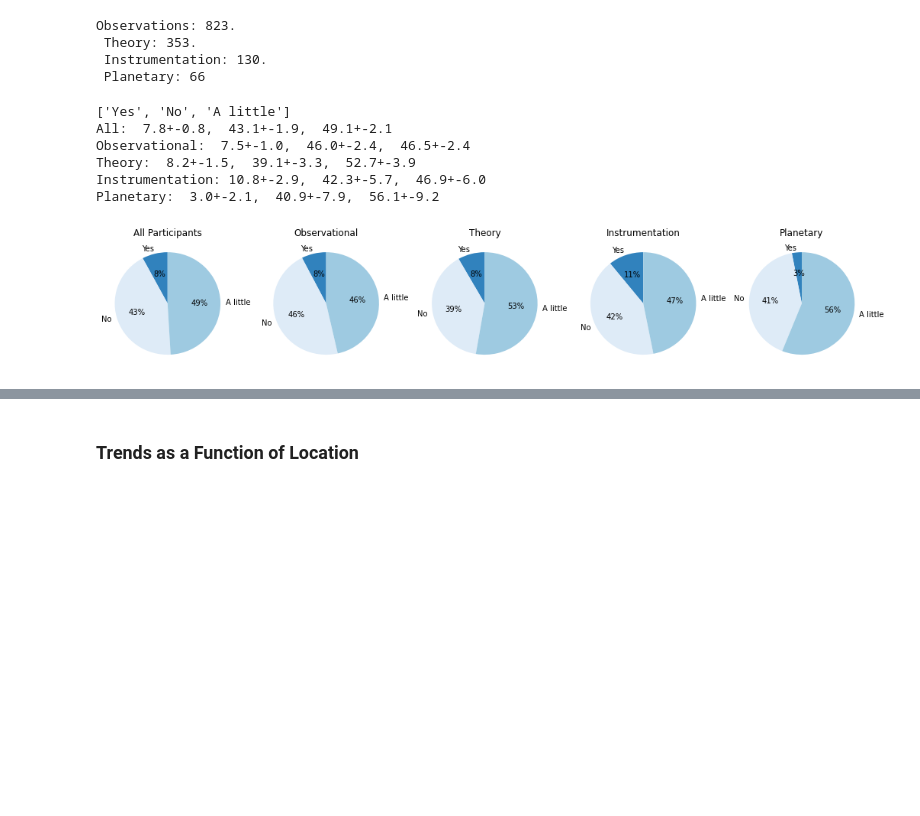
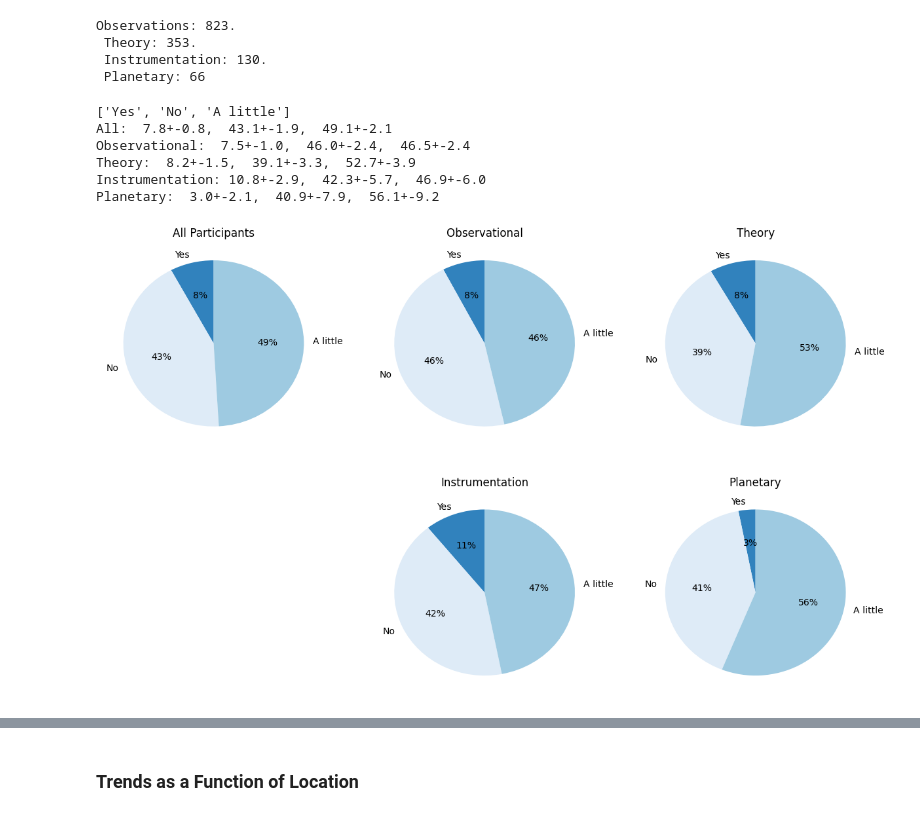
Before and after one commit to eteq/software_survey_analysis, a Jupyter notebook: software_survey.ipynb, the cells around one changed output, grey strips where cells are left out. Saved outputs shown, nothing was run; the diff lists cells and outputs as text; code cells hidden in the pictures; blank space fills up the shorter version.

Commit message:
Changed layout of some plots. Changes selection for "Are we trained" to only those who mainly write their own software.

```diff
--- a/software_survey.ipynb
+++ b/software_survey.ipynb
@@ -53,6 +54,9 @@ faculty = (data['career'] == 'Faculty') | (data['career'] == 'Research scientist
 nn_grad = [np.sum((grad) & (data['training'] == 'Yes')), np.sum((grad) & (data['training'] == 'No')), np.sum((grad) & (data['training'] == 'Little'))]
 nn_postdoc = [np.sum((postdoc) & (data['training'] == 'Yes')), np.sum((postdoc) & (data['training'] == 'No')), np.sum((postdoc) & (data['training'] == 'Little'))]
 nn_faculty = [np.sum((faculty) & (data['training'] == 'Yes')), np.sum((faculty) & (data['training'] == 'No')), np.sum((faculty) & (data['training'] == 'Little'))]
+
+matplotlib.rcParams['font.size'] = 10
+
 fig,axes = plt.subplots(1, 4, sharey=False, figsize=(15,3))
 
 fig = plt.figure(1,figsize=(12,3))
@@ -494,54 +499,56 @@ nn_the = [np.sum((bool_the) & (data['training'] == 'Yes')), np.sum((bool_the) &
 nn_ins = [np.sum((bool_ins) & (data['training'] == 'Yes')), np.sum((bool_ins) & (data['training'] == 'No')), np.sum((bool_ins) & (data['training'] == 'Little'))]
 nn_pla = [np.sum((bool_pla) & (data['training'] == 'Yes')), np.sum((bool_pla) & (data['training'] == 'No')), np.sum((bool_pla) & (data['training'] == 'Little'))]
 
-fig,axes = plt.subplots(1, 5, sharey=False, figsize=(18,3))
+matplotlib.rcParams['font.size'] = 14
 
-fig = plt.figure(1,figsize=(18,3))
-a1 = plt.subplot(1,5,1)
+fig,axes = plt.subplots(1, 5, sharey=False, figsize=(21.,12.5))
+
+#fig = plt.figure(1,figsize=(18,3))
+a1 = plt.subplot(2,3,1)
 labels = ['Yes','No','A little']
 colors=['#3182bd','#deebf7','#9ecae1']
 a1.pie(nn_all, labels=labels, colors = colors, autopct='%1.0f%%', shadow=False, startangle=90)
 a1.set_title('All Participants')
-a2 = plt.subplot(1,5,2)
+a2 = plt.subplot(2,3,2)
 a2.pie(nn_obs, labels=labels, colors = colors, autopct='%1.0f%%', shadow=False, startangle=90)
 a2.set_title('Observational')
-a3 = plt.subplot(1,5,3)
+a3 = plt.subplot(2,3,3)
 a3.pie(nn_the, labels=labels, colors = colors, autopct='%1.0f%%', shadow=False, startangle=90)
 a3.set_title('Theory')
-a4 = plt.subplot(1,5,4)
+a4 = plt.subplot(2,3,5)
 a4.pie(nn_ins, labels=labels, colors = colors, autopct='%1.0f%%', shadow=False, startangle=90)
 a4.set_title('Instrumentation')
-a5 = plt.subplot(1,5,5)
+a5 = plt.subplot(2,3,6)
 a5.pie(nn_pla, labels=labels, colors = colors, autopct='%1.0f%%', shadow=False, startangle=90)
 a5.set_title('Planetary')
 
 if save_plots:
     plt.savefig('training_by_field.png')
 
 print labels
 a = np.array(nn_all)*100./np.sum(nn_all)
 a_err = np.sqrt(nn_all)*100./np.sum(nn_all)
 print 'All: {:4.1f}+-{:.1f}, {:5.1f}+-{:.1f}, {:5.1f}+-{:.1f}'.format(a[0], a_err[0], a[1], a_err[1],a[2], a_err[2])
 a = np.array(nn_obs)*100./np.sum(nn_obs)
 a_err = np.sqrt(nn_obs)*100./np.sum(nn_obs)
 print 'Observational: {:4.1f}+-{:.1f}, {:5.1f}+-{:.1f}, {:5.1f}+-{:.1f}'.format(a[0], a_err[0], a[1], a_err[1],a[2], a_err[2])
 a = np.array(nn_the)*100./np.sum(nn_the)
 a_err = np.sqrt(nn_the)*100./np.sum(nn_the)
 print 'Theory: {:4.1f}+-{:.1f}, {:5.1f}+-{:.1f}, {:5.1f}+-{:.1f}'.format(a[0], a_err[0], a[1], a_err[1],a[2], a_err[2])
 a = np.array(nn_ins)*100./np.sum(nn_ins)
 a_err = np.sqrt(nn_ins)*100./np.sum(nn_ins)
 print 'Instrumentation: {:4.1f}+-{:.1f}, {:5.1f}+-{:.1f}, {:5.1f}+-{:.1f}'.format(a[0], a_err[0], a[1], a_err[1],a[2], a_err[2])
 a = np.array(nn_pla)*100./np.sum(nn_pla)
 a_err = np.sqrt(nn_pla)*100./np.sum(nn_pla)
 print 'Planetary: {:4.1f}+-{:.1f}, {:5.1f}+-{:.1f}, {:5.1f}+-{:.1f}'.format(a[0], a_err[0], a[1], a_err[1],a[2], a_err[2])
 # %% [output]
 ['Yes', 'No', 'A little']
 All:  7.8+-0.8,  43.1+-1.9,  49.1+-2.1
 Observational:  7.5+-1.0,  46.0+-2.4,  46.5+-2.4
 Theory:  8.2+-1.5,  39.1+-3.3,  52.7+-3.9
 Instrumentation: 10.8+-2.9,  42.3+-5.7,  46.9+-6.0
 Planetary:  3.0+-2.1,  40.9+-7.9,  56.1+-9.2
-[figure, old version]
+[figure, new version]
 # %%
 nn_all = [np.sum(data['own'] == 'Own'), np.sum(data['own'] == 'Between'), np.sum(data['own'] == 'Others')]
 nn_obs = [np.sum((bool_obs) & (data['own'] == 'Own')), np.sum((bool_obs) & (data['own'] == 'Between')), np.sum((bool_obs) & (data['own'] == 'Others'))]
```
Also changed, not shown: parts of 7 cells of this notebook.
